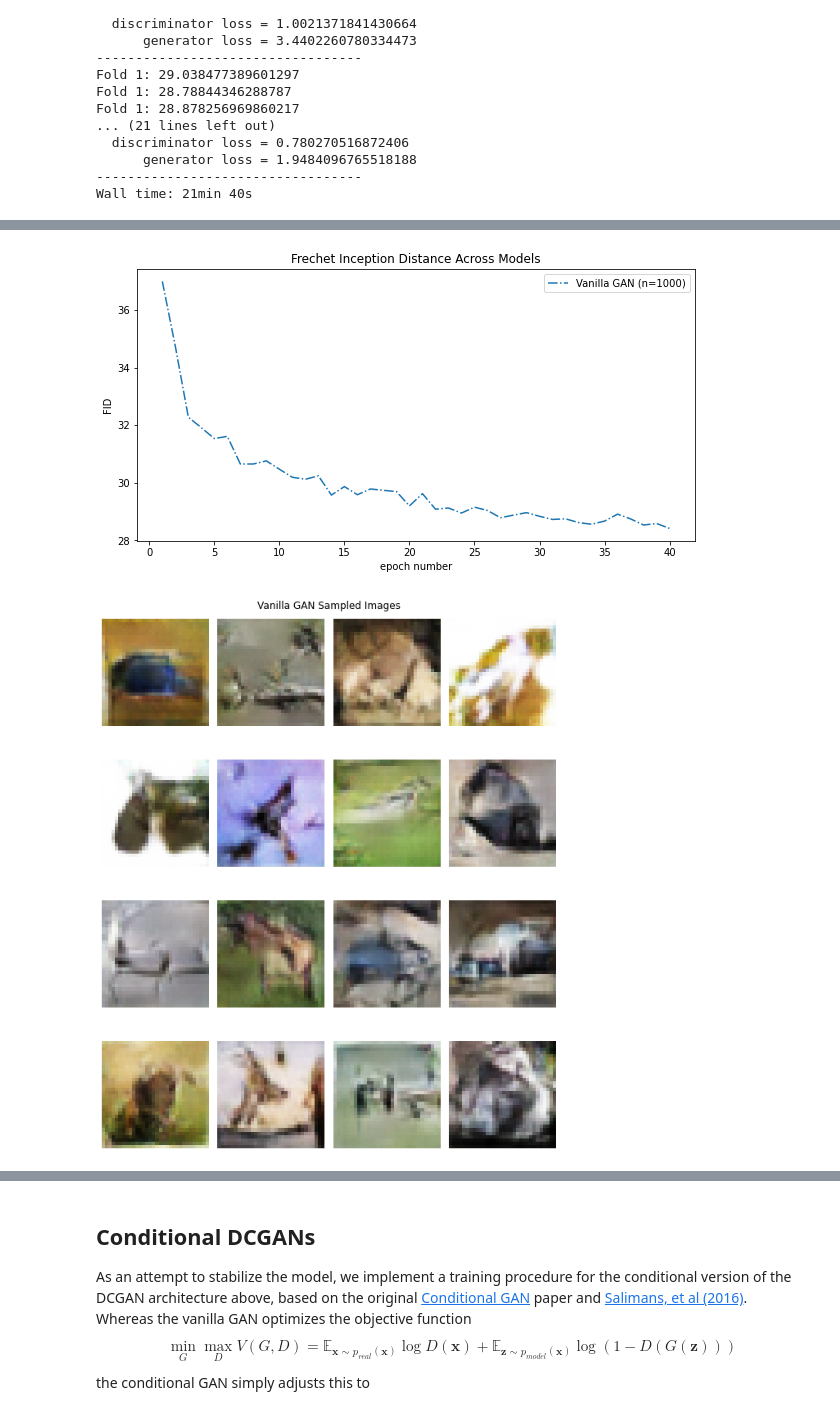
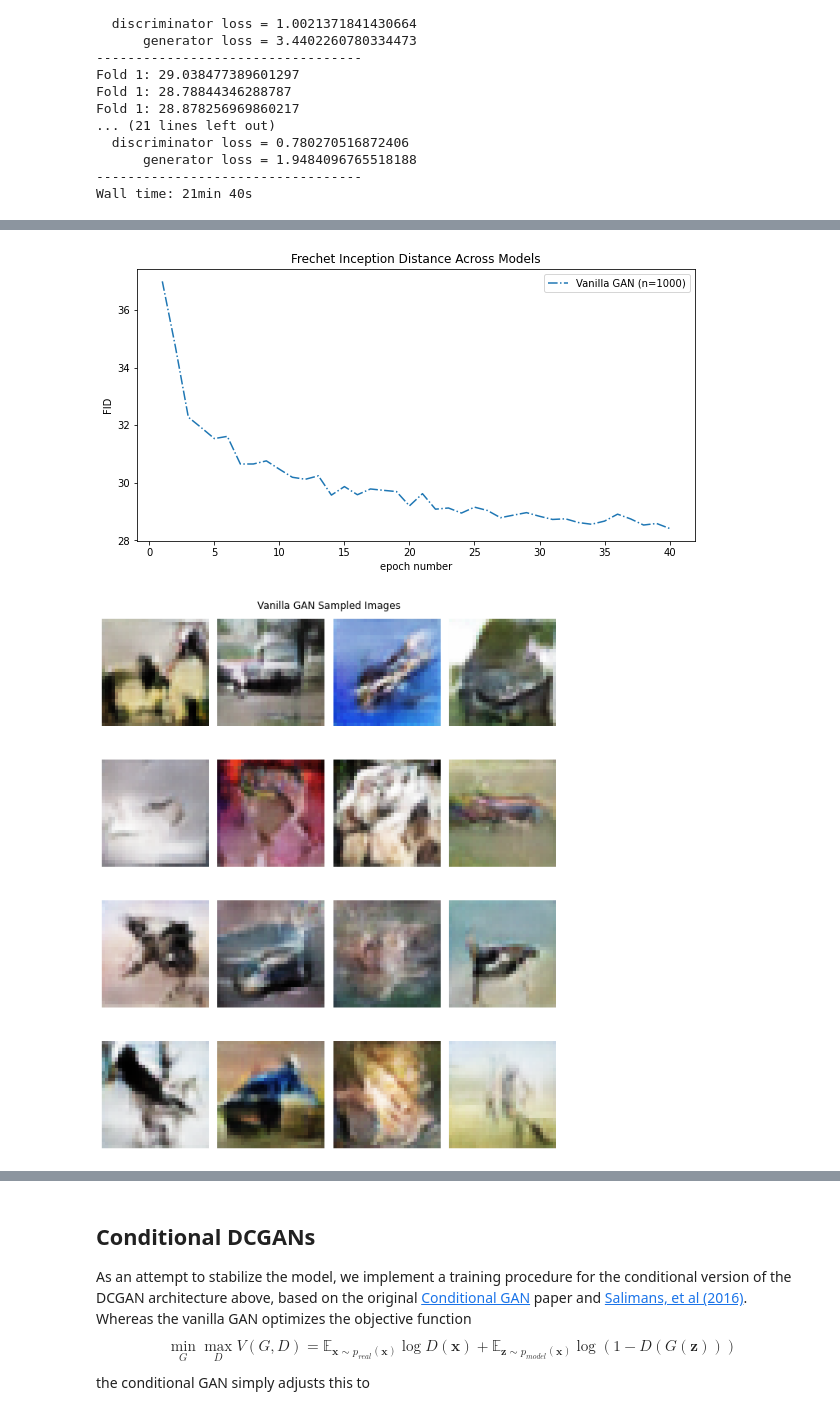
Before and after one commit to quinnfrank/GAN-regularization, a Jupyter notebook: DCGAN.ipynb, the cells around one changed output, grey strips where cells are left out. Cells and saved outputs as stored; diff of their text form; code cells hidden in the pictures.

Commit message:
Integrated WGAN code into current training framework, added RMSProp + some other adjustments, some training

```diff
--- a/DCGAN.ipynb
+++ b/DCGAN.ipynb
@@ -597,11 +594,12 @@ def plot_train_summaries(train_summs):
     # Produce a unique training plot for every model
     for model_name in train_summs:
         train_summ = train_summs[model_name]
-        epochs = np.linspace(0, train_summ['num_epochs'], len(train_summ['loss_dis']))
+        epochs_dis = np.linspace(0, train_summ['num_epochs'], len(train_summ['loss_dis']))
+        epochs_gen = np.linspace(0, train_summ['num_epochs'], len(train_summ['loss_gen']))
 
         fig, ax = plt.subplots(figsize=(10, 5))
-        ax.plot(epochs, train_summ['loss_dis'], label="discriminator")
-        ax.plot(epochs, train_summ['loss_gen'], label="generator")
+        ax.plot(epochs_dis, train_summ['loss_dis'], label="discriminator")
+        ax.plot(epochs_gen, train_summ['loss_gen'], label="generator")
         ax.legend()
         ax.set_title(f"Training Curves for {model_name}")
         ax.set_xlabel("epoch number")
@@ -673,8 +671,8 @@ Fold 1: 28.878256969860217
 Wall time: 21min 40s
 # %%
 plot_train_summaries({"Vanilla GAN": vanilla_summ})
-plot_generator_samples(gen, title="Vanilla GAN Sampled Images")
+plot_generator_samples(vgen, title="Vanilla GAN Sampled Images")
 # %% [output]
 [figure]
 [figure]
-[figure, old version]
+[figure, new version]
```
Also changed, not shown: parts of 10 cells of this notebook, 3 other files.
